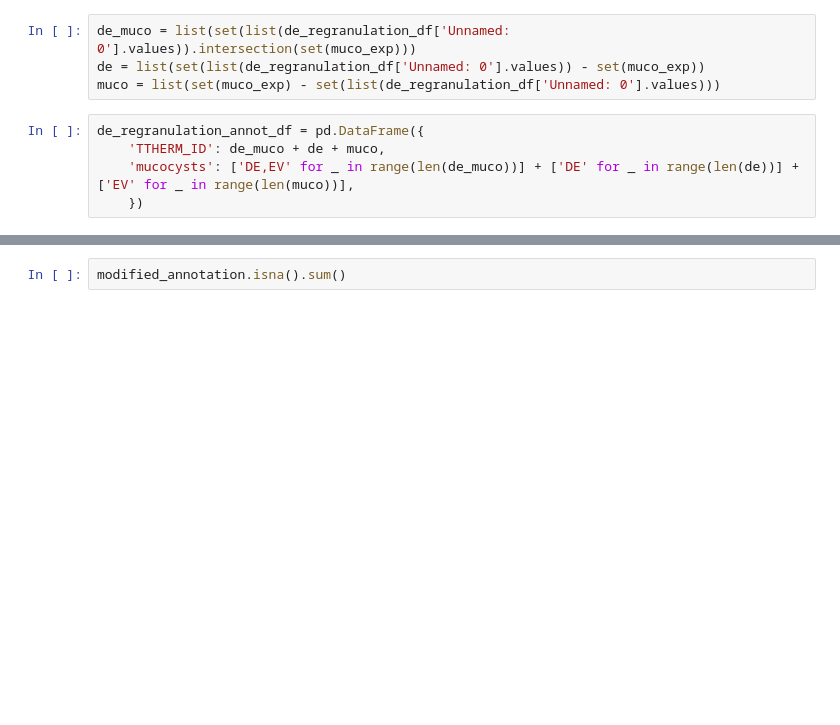
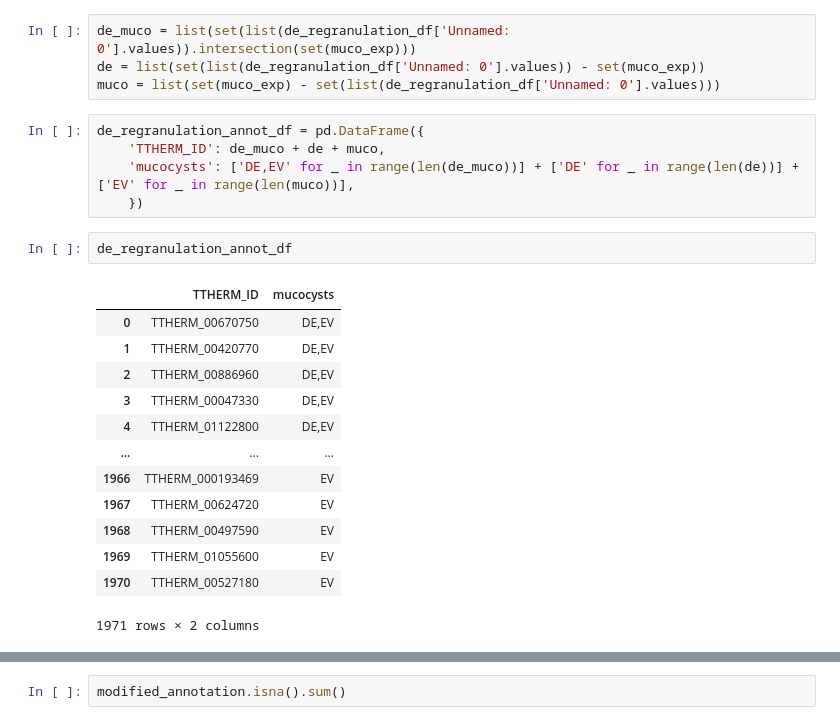
Before and after one commit to ltsypin/TGNE-2022, a Jupyter notebook: TGNE/embedding/enrichment_analysis.ipynb, the cells around one changed output, grey strips where cells are left out. Saved outputs shown, nothing was run; the diff lists cells and outputs as text; blank space fills up the shorter version.

```diff
--- a/TGNE/embedding/enrichment_analysis.ipynb
+++ b/TGNE/embedding/enrichment_analysis.ipynb
@@ -400,6 +397,22 @@ de_regranulation_annot_df = pd.DataFrame({
     'TTHERM_ID': de_muco + de + muco,
     'mucocysts': ['DE,EV' for _ in range(len(de_muco))] + ['DE' for _ in range(len(de))] + ['EV' for _ in range(len(muco))],
     })
+# %%
+de_regranulation_annot_df
+# %% [output]
+|  | TTHERM_ID | mucocysts |
+| 0 | TTHERM_00670750 | DE,EV |
+| 1 | TTHERM_00420770 | DE,EV |
+| 2 | TTHERM_00886960 | DE,EV |
+| 3 | TTHERM_00047330 | DE,EV |
+| 4 | TTHERM_01122800 | DE,EV |
+| ... | ... | ... |
+| 1966 | TTHERM_000193469 | EV |
+| 1967 | TTHERM_00624720 | EV |
+| 1968 | TTHERM_00497590 | EV |
+| 1969 | TTHERM_01055600 | EV |
+| 1970 | TTHERM_00527180 | EV |
+1971 rows × 2 columns
 # %%
 modified_annotation = modified_annotation.merge(de_regranulation_annot_df, on='TTHERM_ID', how='outer')
 modified_annotation
```
Also changed, not shown: parts of 49 cells of this notebook, 10 other files.
